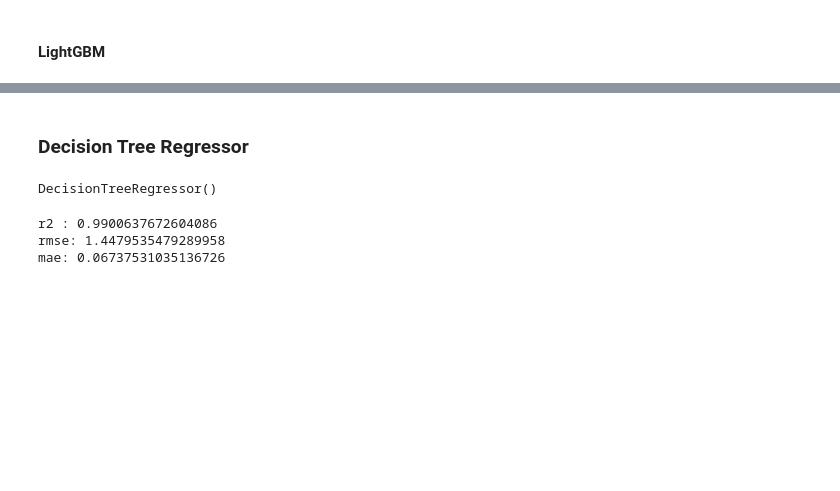
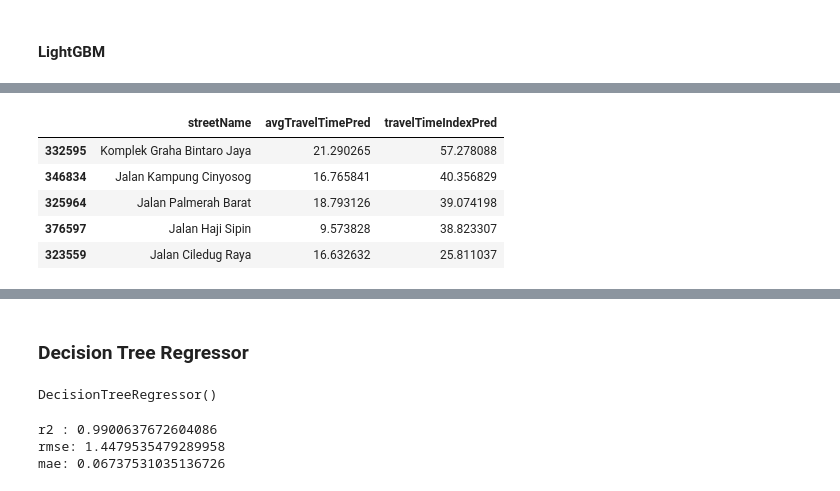
Before and after one commit to 6ill/Data-Mining-Jakarta-Traffic, a Jupyter notebook: worksheet.ipynb, the cells around one changed output, grey strips where cells are left out. Cells and saved outputs as stored; diff of their text form; code cells hidden in the pictures; blank space fills up the shorter version.

```diff
--- a/worksheet.ipynb
+++ b/worksheet.ipynb
@@ -363,0 +432,9 @@ mae: 0.3733099357747879
+# %%
+df_pred_monday_16_18.nlargest(5, 'travelTimeIndexPred')[['streetName', 'avgTravelTimePred', 'travelTimeIndexPred']]
+# %% [output]
+|  | streetName | avgTravelTimePred | travelTimeIndexPred |
+| 332595 | Komplek Graha Bintaro Jaya | 21.290265 | 57.278088 |
+| 346834 | Jalan Kampung Cinyosog | 16.765841 | 40.356829 |
+| 325964 | Jalan Palmerah Barat | 18.793126 | 39.074198 |
+| 376597 | Jalan Haji Sipin | 9.573828 | 38.823307 |
+| 323559 | Jalan Ciledug Raya | 16.632632 | 25.811037 |
```
Also changed, not shown: parts of 20 cells of this notebook.
